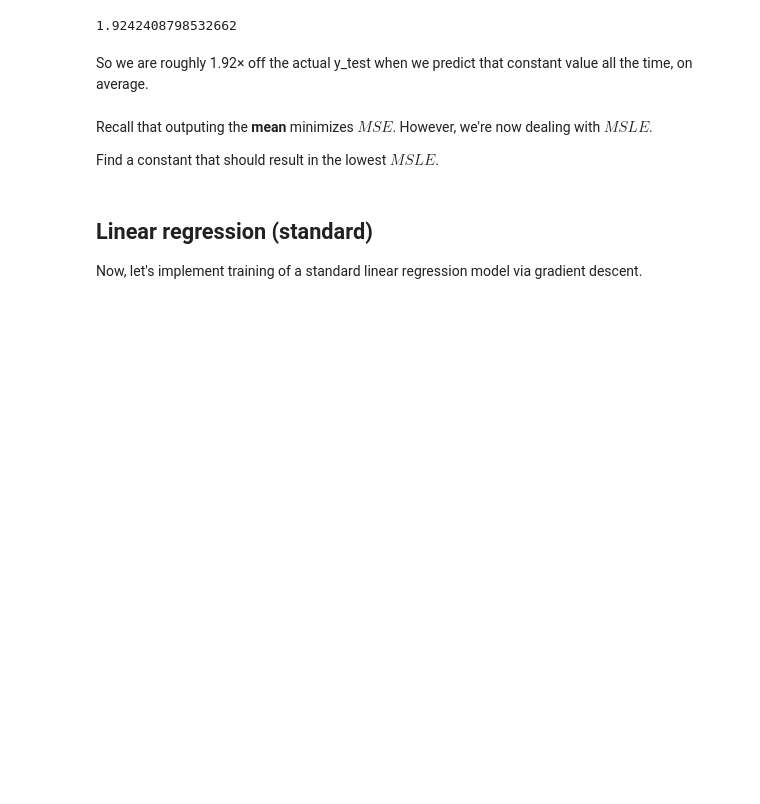
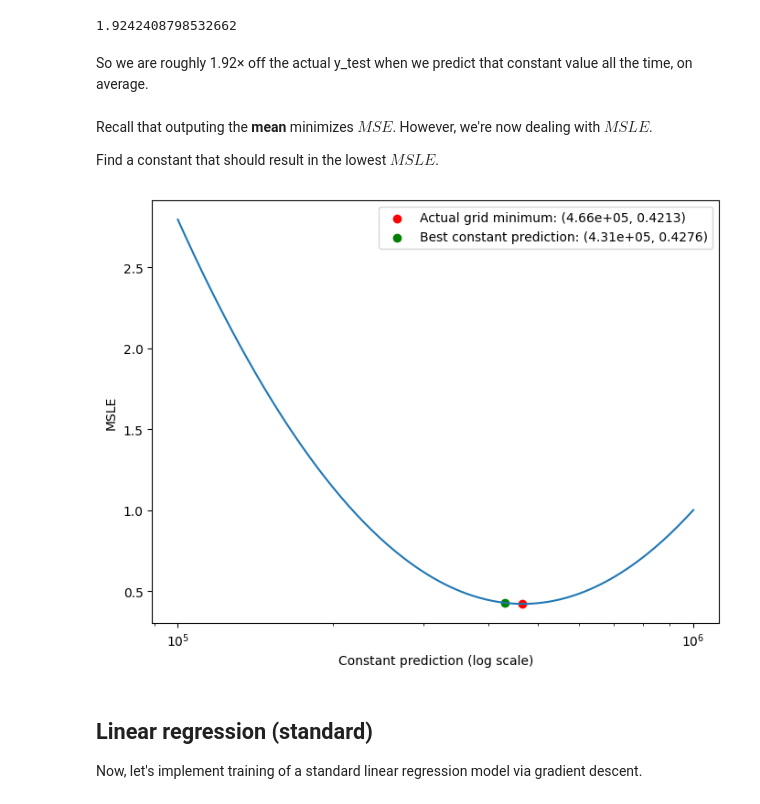
Before and after one commit to kapikozak/Deep-Neural-Networks-2026W, a Jupyter notebook: dnn02_MSLE.ipynb, the cells around one changed output. Saved outputs shown, nothing was run; the diff lists cells and outputs as text; code cells hidden in the pictures; blank space fills up the shorter version.

Commit message:
Add constant prediction plot

```diff
--- a/dnn02_MSLE.ipynb
+++ b/dnn02_MSLE.ipynb
@@ -171,3 +166,46 @@ minimise =
+# %%
+#############################################
+# TODO: Find this constant and compute msle #
+#############################################
+
+best_constant_prediction = np.exp(np.mean(np.log(1 + y_train))) - 1
+
+msle_from_best_constant_prediction = msle(y_test, best_constant_prediction * np.ones(y_test.shape))
+
+plt.figure(figsize=(8, 6))
+mesh = np.geomspace(1_000_00, 1_000_000, 200)
+
+predictions = np.broadcast_to(mesh, (y_test.shape[0], mesh.shape[0]))
+msle_mesh = np.mean(
+    (np.log(1 + y_test[:, None]) - np.log(1 + predictions)) *
+    (np.log(1 + y_test[:, None]) - np.log(1 + predictions)),
+    axis=0
+)
+
+min_idx = np.argmin(msle_mesh)
+
+plt.plot(mesh, msle_mesh)
+plt.scatter(
+    mesh[min_idx],
+    msle_mesh[min_idx],
+    color="red",
+    label=f"Actual grid minimum: ({mesh[min_idx]:.2e}, {msle_mesh[min_idx]:.4f})"
+)
+
+plt.scatter(
+    best_constant_prediction,
+    msle_from_best_constant_prediction,
+    color="green",
+    label=f"Best constant prediction: ({best_constant_prediction:.2e}, {msle_from_best_constant_prediction:.4f})"
+)
+
+plt.xscale("log")
+plt.xlabel("Constant prediction (log scale)")
+plt.ylabel("MSLE")
+plt.legend()
+plt.show()
+# %% [output]
+[figure, added]
 # %% [markdown]
 ## Linear regression (standard)
 
```
Also changed, not shown: parts of 4 cells of this notebook.
